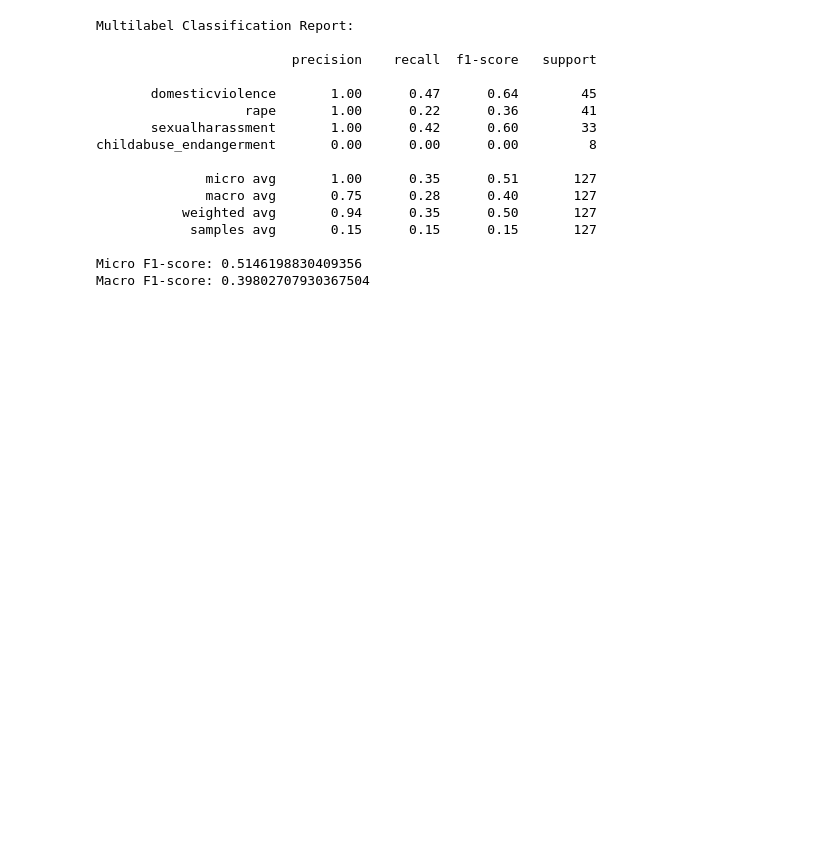
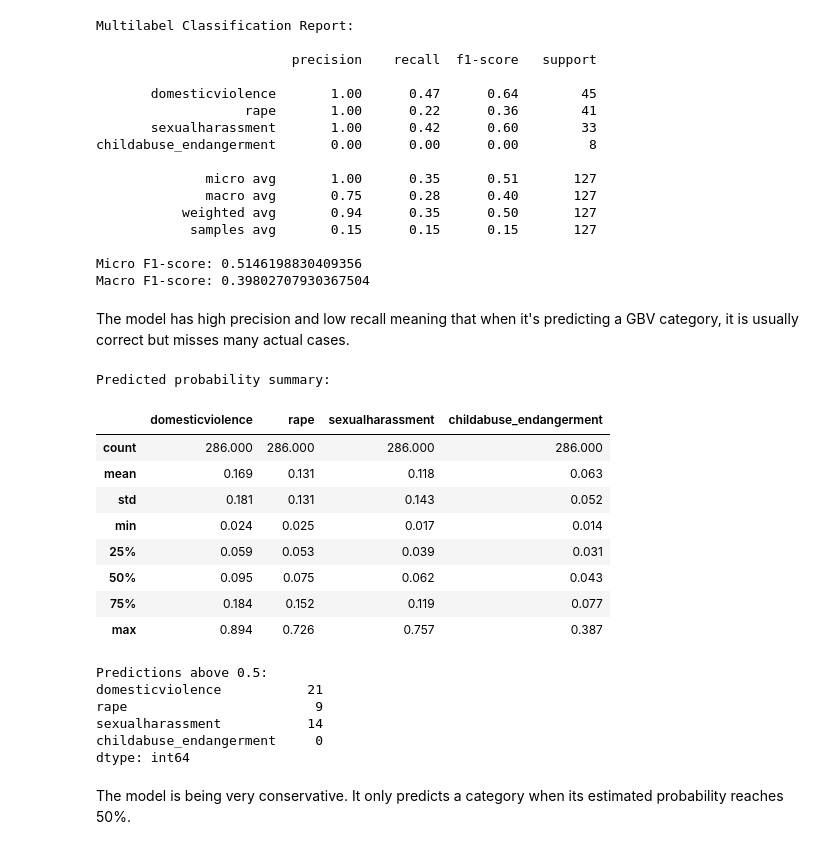
Before and after one commit to Njeri-Kiarie/Final_Capstone, a Jupyter notebook: Salama/models/Logistic_baseline.ipynb, the cells around one changed output. Drawn from its saved outputs; the diff is of its cells as text; code cells hidden in the pictures; blank space fills up the shorter version.

```diff
--- a/Salama/models/Logistic_baseline.ipynb
+++ b/Salama/models/Logistic_baseline.ipynb
@@ -659,3 +659,44 @@ childabuse_endangerment       0.00      0.00      0.00         8
 
 Micro F1-score: 0.5146198830409356
 Macro F1-score: 0.39802707930367504
+# %% [markdown]
+The model has high precision and low recall meaning that when it's predicting a GBV category, it is usually correct but misses many actual cases.
+# %%
+# Checking the predicted probabilities
+import pandas as pd
+
+# Get predicted probabilities for each GBV category
+y_dev_multi_proba = lr_multilabel.predict_proba(X_dev_tfidf)
+
+# Convert probabilities into a DataFrame
+proba_df = pd.DataFrame(
+    y_dev_multi_proba,
+    columns=gbv_categories
+)
+
+# Examine probability distributions
+print("Predicted probability summary:")
+display(proba_df.describe().round(3))
+
+# Count predictions above the default threshold
+print("\nPredictions above 0.5:")
+print((proba_df >= 0.5).sum())
+# %% [output]
+Predicted probability summary:
+|  | domesticviolence | rape | sexualharassment | childabuse_endangerment |
+| count | 286.000 | 286.000 | 286.000 | 286.000 |
+| mean | 0.169 | 0.131 | 0.118 | 0.063 |
+| std | 0.181 | 0.131 | 0.143 | 0.052 |
+| min | 0.024 | 0.025 | 0.017 | 0.014 |
+| 25% | 0.059 | 0.053 | 0.039 | 0.031 |
+| 50% | 0.095 | 0.075 | 0.062 | 0.043 |
+| 75% | 0.184 | 0.152 | 0.119 | 0.077 |
+| max | 0.894 | 0.726 | 0.757 | 0.387 |
+Predictions above 0.5:
+domesticviolence           21
+rape                        9
+sexualharassment           14
+childabuse_endangerment     0
+dtype: int64
+# %% [markdown]
+The model is being very conservative. It only predicts a category when its estimated probability reaches 50%.
```
Also changed, not shown: parts of 7 cells of this notebook, 5 other files.
